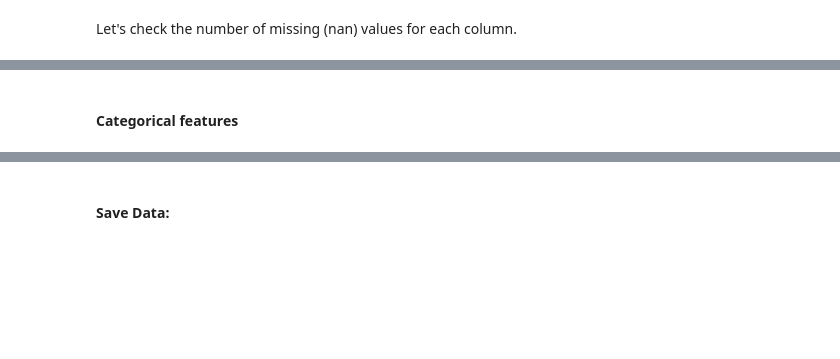
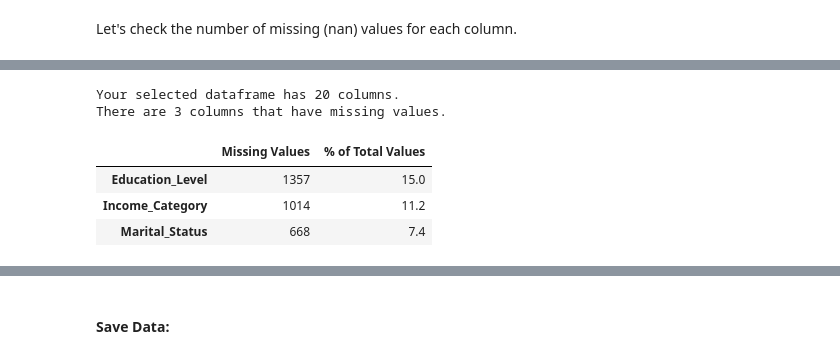
Before and after one commit to mballesta/Templates_ML, a Jupyter notebook: EDA_template.ipynb, the cells around one changed output, grey strips where cells are left out. Saved outputs shown, nothing was run; the diff lists cells and outputs as text; code cells hidden in the pictures; blank space fills up the shorter version.

```diff
--- a/EDA_template.ipynb
+++ b/EDA_template.ipynb
@@ -311,17 +322,23 @@ df.isna().sum()
 # %%
 def missing_values_table(df):
         mis_val = df.isnull().sum()
         mis_val_percent = 100 * df.isnull().sum() / len(df)
         mis_val_table = pd.concat([mis_val, mis_val_percent], axis=1)
         mis_val_table_ren_columns = mis_val_table.rename(
         columns = {0 : 'Missing Values', 1 : '% of Total Values'})
         mis_val_table_ren_columns = mis_val_table_ren_columns[
             mis_val_table_ren_columns.iloc[:,1] != 0].sort_values(
         '% of Total Values', ascending=False).round(1)
         print ("Your selected dataframe has " + str(df.shape[1]) + " columns.\n"
             "There are " + str(mis_val_table_ren_columns.shape[0]) +
               " columns that have missing values.")
         return mis_val_table_ren_columns
-missing_values_table(df)
+missing = missing_values_table(df)
+missing
+# %% [output]
+Your selected dataframe has 20 columns.
+There are 3 columns that have missing values.
+|  | Missing Values | % of Total Values |
+| Education_Level | 1357 | 15.0 |
+| Income_Category | 1014 | 11.2 |
+| Marital_Status | 668 | 7.4 |
-# %% [markdown]
-#### Categorical features
```
Also changed, not shown: parts of 33 cells of this notebook.
